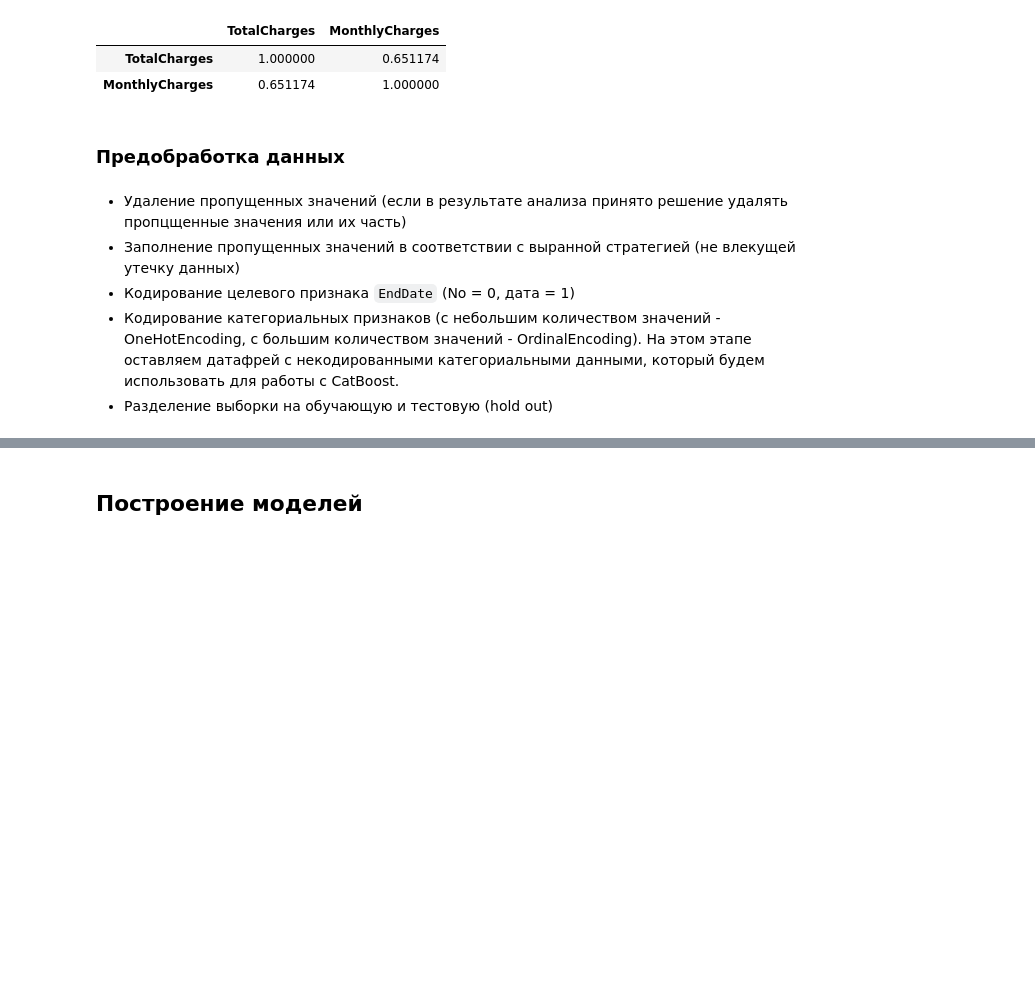
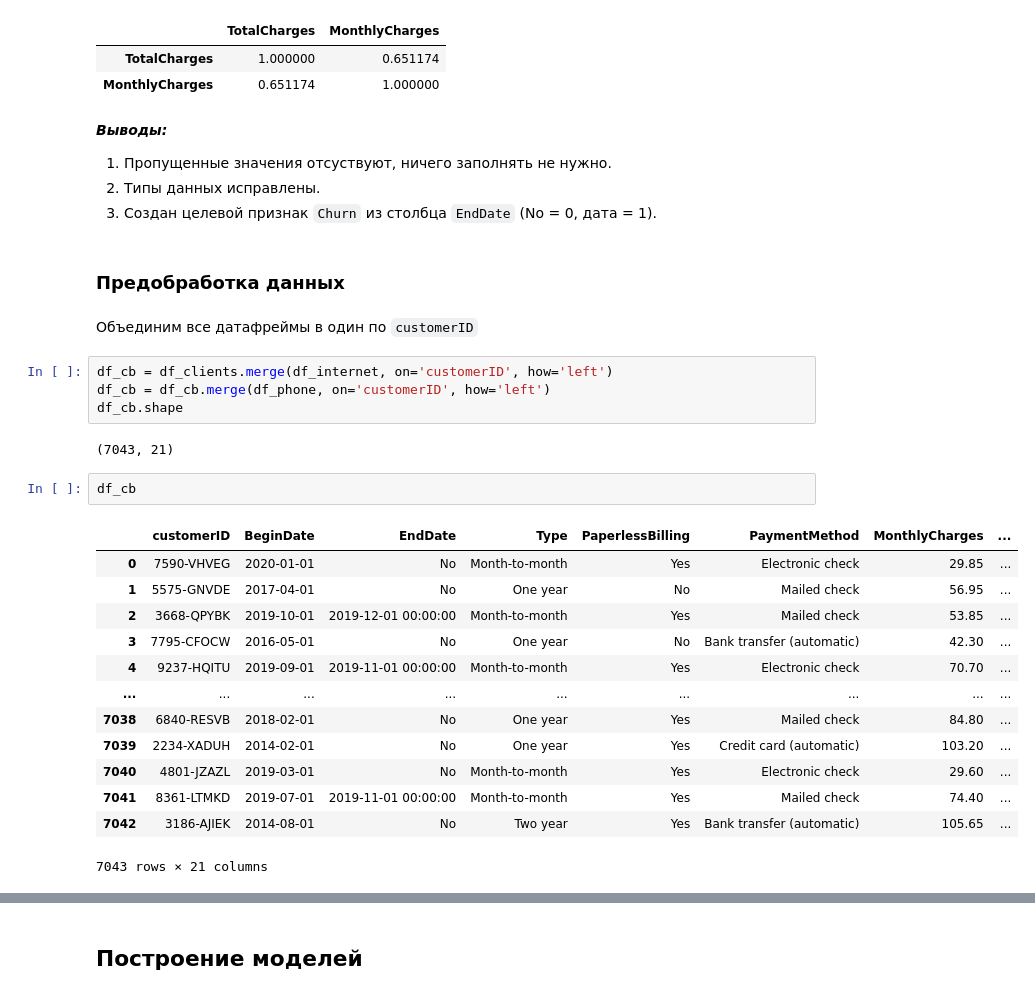
Before and after one commit to mvakhmenin/Yandex.Practicum, a Jupyter notebook: Финальный проект - прогнозирование оттока клиентов/jn.ipynb, the cells around one changed output, grey strips where cells are left out. Saved outputs shown, nothing was run; the diff lists cells and outputs as text; blank space fills up the shorter version.

```diff
--- a/Финальный проект - прогнозирование оттока клиентов/jn.ipynb
+++ b/Финальный проект - прогнозирование оттока клиентов/jn.ipynb
@@ -288,11 +324,34 @@ df_contract[['TotalCharges', 'MonthlyCharges']].corr()
 |  | TotalCharges | MonthlyCharges |
 | TotalCharges | 1.000000 | 0.651174 |
 | MonthlyCharges | 0.651174 | 1.000000 |
+# %% [markdown]
+***Выводы:***
+1. Пропущенные значения отсуствуют, ничего заполнять не нужно.
+2. Типы данных исправлены.
+3. Создан целевой признак `Churn` из столбца `EndDate` (No = 0, дата = 1).
 # %% [markdown]
 ### Предобработка данных
-# %% [markdown]
-* Удаление пропущенных значений (если в результате анализа принято решение удалять пропцщенные значения или их часть)
-* Заполнение пропущенных значений в соответствии с выранной стратегией (не влекущей утечку данных)
-* Кодирование целевого признака `EndDate` (No = 0, дата = 1)
-* Кодирование категориальных признаков (с небольшим количеством значений - OneHotEncoding, с большим количеством значений - OrdinalEncoding). На этом этапе оставляем датафрей с некодированными категориальными данными, который будем использовать для работы с CatBoost.
-* Разделение выборки на обучающую и тестовую (hold out)
+# %% [markdown]
+Объединим все датафреймы в один по `customerID`
+# %%
+df_cb = df_clients.merge(df_internet, on='customerID', how='left')
+df_cb = df_cb.merge(df_phone, on='customerID', how='left')
+df_cb.shape
+# %% [output]
+(7043, 21)
+# %%
+df_cb
+# %% [output]
+|  | customerID | BeginDate | EndDate | Type | PaperlessBilling | PaymentMethod | MonthlyCharges | ... |
+| 0 | 7590-VHVEG | 2020-01-01 | No | Month-to-month | Yes | Electronic check | 29.85 | ... |
+| 1 | 5575-GNVDE | 2017-04-01 | No | One year | No | Mailed check | 56.95 | ... |
+| 2 | 3668-QPYBK | 2019-10-01 | 2019-12-01 00:00:00 | Month-to-month | Yes | Mailed check | 53.85 | ... |
+| 3 | 7795-CFOCW | 2016-05-01 | No | One year | No | Bank transfer (automatic) | 42.30 | ... |
+| 4 | 9237-HQITU | 2019-09-01 | 2019-11-01 00:00:00 | Month-to-month | Yes | Electronic check | 70.70 | ... |
+| ... | ... | ... | ... | ... | ... | ... | ... | ... |
+| 7038 | 6840-RESVB | 2018-02-01 | No | One year | Yes | Mailed check | 84.80 | ... |
+| 7039 | 2234-XADUH | 2014-02-01 | No | One year | Yes | Credit card (automatic) | 103.20 | ... |
+| 7040 | 4801-JZAZL | 2019-03-01 | No | Month-to-month | Yes | Electronic check | 29.60 | ... |
+| 7041 | 8361-LTMKD | 2019-07-01 | 2019-11-01 00:00:00 | Month-to-month | Yes | Mailed check | 74.40 | ... |
+| 7042 | 3186-AJIEK | 2014-08-01 | No | Two year | Yes | Bank transfer (automatic) | 105.65 | ... |
+7043 rows × 21 columns
```
Also changed, not shown: parts of 22 cells of this notebook.
